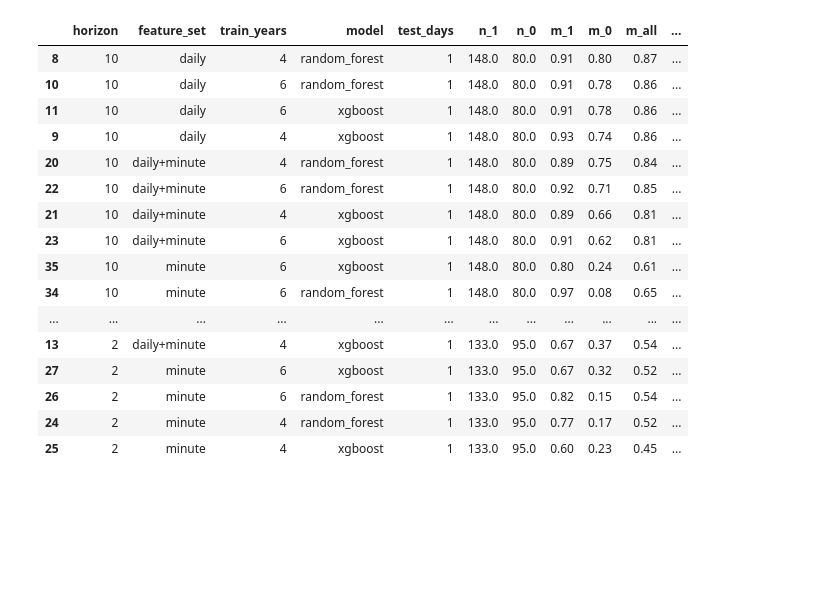
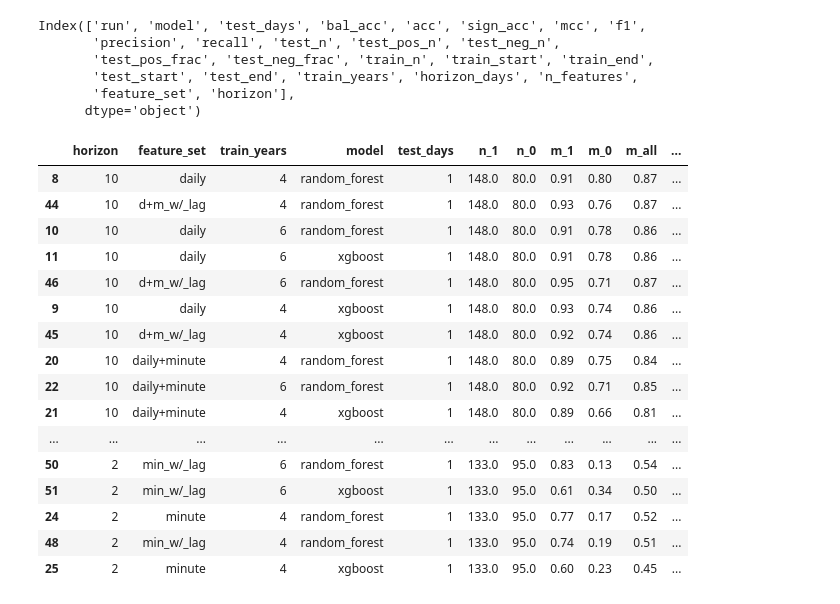
Before and after one commit to bchase17/Fracturion, a Jupyter notebook: Intraday_Model_Pipeline/training.ipynb, the cells around one changed output. Cells and saved outputs as stored; diff of their text form; code cells hidden in the pictures; blank space fills up the shorter version.

```diff
--- a/Intraday_Model_Pipeline/training.ipynb
+++ b/Intraday_Model_Pipeline/training.ipynb
@@ -201,20 +201,20 @@ def walkback_runs(
 # -----------------------------
 # Run grid (feature sets x horizon x train_years, etc.)
 # -----------------------------
-column_sets = [daily_cols, min_cols, daily_cols + min_cols]
-names = ["daily", "minute", "daily+minute"]
+column_sets = [min_cols, daily_cols + min_cols]#[daily_cols, min_cols, daily_cols + min_cols]
+names = ['min_w/_lag', "d+m_w/_lag"]#["daily", "minute", "daily+minute"]
 
-returns = [2, 5, 10]#, 3, 5]  # add 3,5,etc later
-train_years_grid = [4, 6]#[3, 5, 7]  # could be [3,4,5,6]
+returns = [2, 5, 10]#, 3, 5]
+train_years_grid = [4, 6]#[3, 5, 7]
 days_assessed = 228
-test_days = [1, 2, 3, 4]
+test_days = [1]#, 2, 3, 4]
 #runs = 75
 
 results= []
 results_df = pd.DataFrame()
 
 for test_day in test_days:
-    runs = days_assessed / test_day
+    runs = int(days_assessed / test_day)
     for feature_cols, feat_name in zip(column_sets, names):
         for r in returns:
             print(f"{r} | {feat_name}")
@@ -262,8 +262,25 @@ Run 75/75 | Train: 2018-07-31 → 2024-06-18 | Test: 2024-06-20 → 2024-06-24 |
+# %%
+results_df.columns
+# %% [output]
+Index(['run', 'model', 'test_days', 'bal_acc', 'acc', 'sign_acc', 'mcc', 'f1',
+       'precision', 'recall', 'test_n', 'test_pos_n', 'test_neg_n',
+       'test_pos_frac', 'test_neg_frac', 'train_n', 'train_start', 'train_end',
+       'test_start', 'test_end', 'train_years', 'horizon_days', 'n_features',
+       'feature_set', 'horizon'],
+      dtype='object')
+# %%
+df = pd.read_csv("master_run_results.csv")
+cols = ['model', 'test_days', 'acc', 'test_n', 'test_pos_n', 'train_n', 'test_start', 'test_end', 'train_years', 'feature_set', 'horizon']
+df = df[cols][df['test_days'] == 1]
+df_new = results_df[cols].copy()
+
+df_concat = pd.concat([df, df_new], ignore_index=True)
+df_concat.to_csv('newest_training.csv', index=False)
 # %%
 bins = [0, 0.2, 0.4, 0.6, 0.8, 1.0]
 idx  = ["feature_set", "horizon", "train_years", "model", 'test_days']
 
-dfs = [pd.read_csv("master_run_results.csv")]
+dfs = [pd.read_csv("master_run_results.csv"), results_df]
 final_df = None
 metric = 'acc' #'signed_acc, acc
 
@@ -283,45 +300,45 @@ for df in dfs:
     # by-bin
     g = (
         df.groupby(idx + ["test_pos_frac"], as_index=False)
           .agg(m=(metric, "mean"), n=("run", "count"))
     )
 
     wide = (
         g.pivot(index=idx, columns="test_pos_frac", values=["m", "n"])
          .reindex(columns=bins, level=1)
     )
     wide.columns = [f"{metric}_{frac:g}" for metric, frac in wide.columns]
     wide = wide.reset_index()
 
     # merge overall into wide
     wide = wide.merge(overall, on=idx, how="left")
 
     #wide = wide[column_order].round(3)
 
     if final_df is None:
         final_df = wide.copy()
     else:
         final_df = pd.concat([final_df, wide.copy()], ignore_index=True)
 
 final_df['bal_acc'] = (final_df['m_0'] + final_df['m_1']) / 2
 column_order = ['horizon', 'feature_set', 'train_years', 'model', 'test_days',
                 'n_1', 'n_0', 'm_1', 'm_0', 'm_all', 'n_all', 'bal_acc']
 final_df[column_order][final_df['horizon'] >= 2].sort_values(by=['horizon', 'bal_acc'], ascending=False).round(2)
 # %% [output]
 |  | horizon | feature_set | train_years | model | test_days | n_1 | n_0 | m_1 | m_0 | m_all | ... |
 | 8 | 10 | daily | 4 | random_forest | 1 | 148.0 | 80.0 | 0.91 | 0.80 | 0.87 | ... |
+| 44 | 10 | d+m_w/_lag | 4 | random_forest | 1 | 148.0 | 80.0 | 0.93 | 0.76 | 0.87 | ... |
 | 10 | 10 | daily | 6 | random_forest | 1 | 148.0 | 80.0 | 0.91 | 0.78 | 0.86 | ... |
 | 11 | 10 | daily | 6 | xgboost | 1 | 148.0 | 80.0 | 0.91 | 0.78 | 0.86 | ... |
+| 46 | 10 | d+m_w/_lag | 6 | random_forest | 1 | 148.0 | 80.0 | 0.95 | 0.71 | 0.87 | ... |
 | 9 | 10 | daily | 4 | xgboost | 1 | 148.0 | 80.0 | 0.93 | 0.74 | 0.86 | ... |
+| 45 | 10 | d+m_w/_lag | 4 | xgboost | 1 | 148.0 | 80.0 | 0.92 | 0.74 | 0.86 | ... |
 | 20 | 10 | daily+minute | 4 | random_forest | 1 | 148.0 | 80.0 | 0.89 | 0.75 | 0.84 | ... |
 | 22 | 10 | daily+minute | 6 | random_forest | 1 | 148.0 | 80.0 | 0.92 | 0.71 | 0.85 | ... |
 | 21 | 10 | daily+minute | 4 | xgboost | 1 | 148.0 | 80.0 | 0.89 | 0.66 | 0.81 | ... |
-| 23 | 10 | daily+minute | 6 | xgboost | 1 | 148.0 | 80.0 | 0.91 | 0.62 | 0.81 | ... |
-| 35 | 10 | minute | 6 | xgboost | 1 | 148.0 | 80.0 | 0.80 | 0.24 | 0.61 | ... |
-| 34 | 10 | minute | 6 | random_forest | 1 | 148.0 | 80.0 | 0.97 | 0.08 | 0.65 | ... |
 | ... | ... | ... | ... | ... | ... | ... | ... | ... | ... | ... | ... |
-| 13 | 2 | daily+minute | 4 | xgboost | 1 | 133.0 | 95.0 | 0.67 | 0.37 | 0.54 | ... |
-| 27 | 2 | minute | 6 | xgboost | 1 | 133.0 | 95.0 | 0.67 | 0.32 | 0.52 | ... |
-| 26 | 2 | minute | 6 | random_forest | 1 | 133.0 | 95.0 | 0.82 | 0.15 | 0.54 | ... |
+| 50 | 2 | min_w/_lag | 6 | random_forest | 1 | 133.0 | 95.0 | 0.83 | 0.13 | 0.54 | ... |
+| 51 | 2 | min_w/_lag | 6 | xgboost | 1 | 133.0 | 95.0 | 0.61 | 0.34 | 0.50 | ... |
 | 24 | 2 | minute | 4 | random_forest | 1 | 133.0 | 95.0 | 0.77 | 0.17 | 0.52 | ... |
+| 48 | 2 | min_w/_lag | 4 | random_forest | 1 | 133.0 | 95.0 | 0.74 | 0.19 | 0.51 | ... |
 | 25 | 2 | minute | 4 | xgboost | 1 | 133.0 | 95.0 | 0.60 | 0.23 | 0.45 | ... |
```
Also changed, not shown: parts of 1 cell of this notebook, 1 other file.
